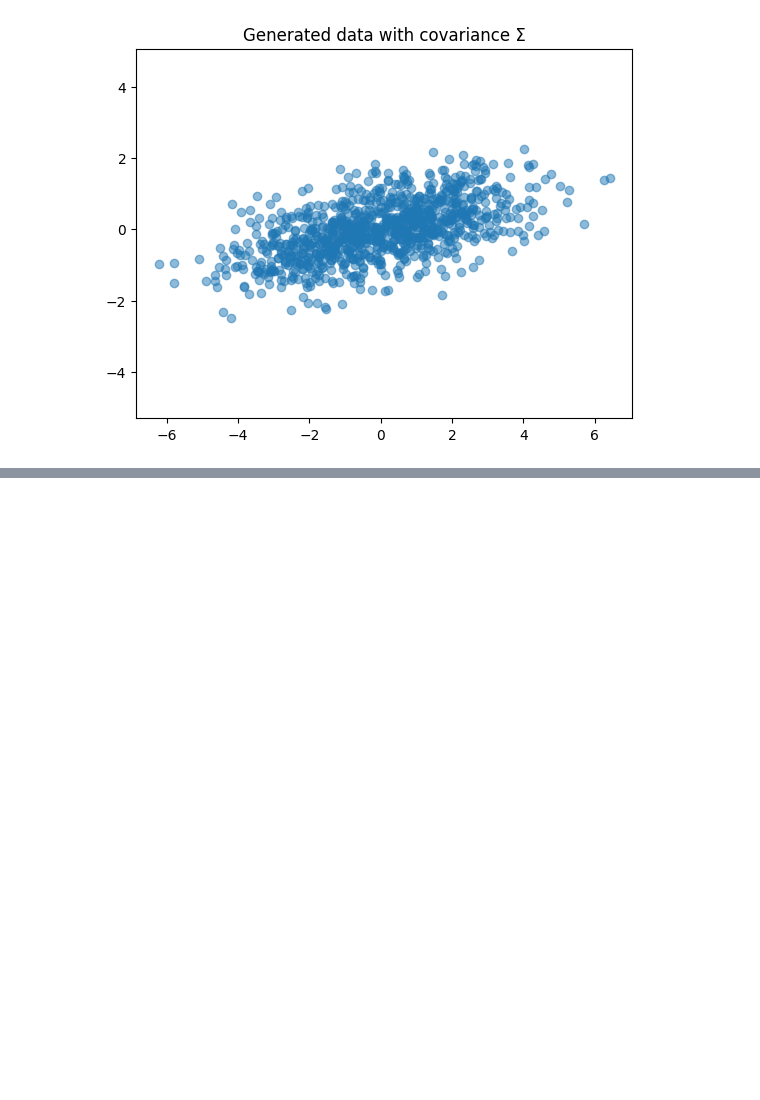
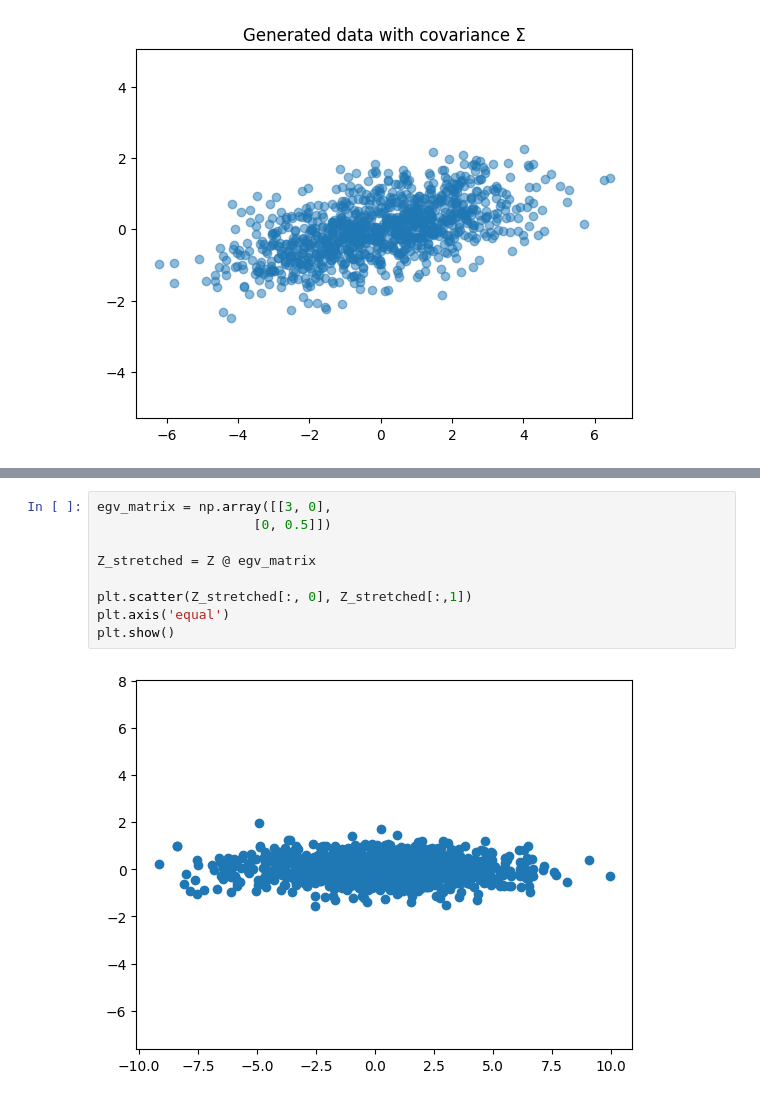
Before and after one commit to Iskken/fixed-point-quantization-nn, a Jupyter notebook: notebooks/Gaussian.ipynb, the cells around one changed output, grey strips where cells are left out. Saved outputs shown, nothing was run; the diff lists cells and outputs as text; blank space fills up the shorter version.

```diff
--- a/notebooks/Gaussian.ipynb
+++ b/notebooks/Gaussian.ipynb
@@ -97,0 +109,11 @@ plt.show()
+# %%
+egv_matrix = np.array([[3, 0],
+                    [0, 0.5]])
+
+Z_stretched = Z @ egv_matrix
+
+plt.scatter(Z_stretched[:, 0], Z_stretched[:,1])
+plt.axis('equal')
+plt.show()
+# %% [output]
+[figure, added]
```
Also changed, not shown: parts of 1 cell of this notebook, 1 other file.
